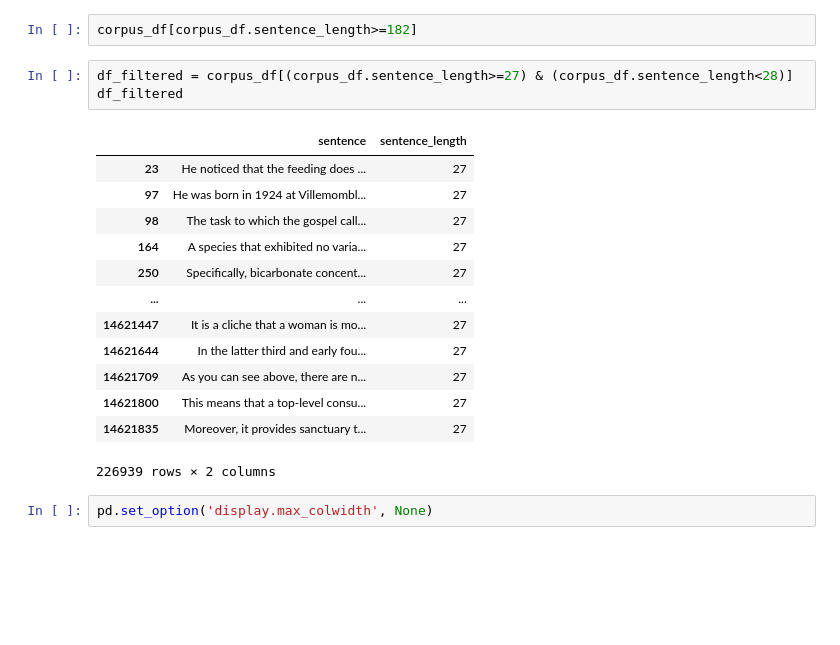
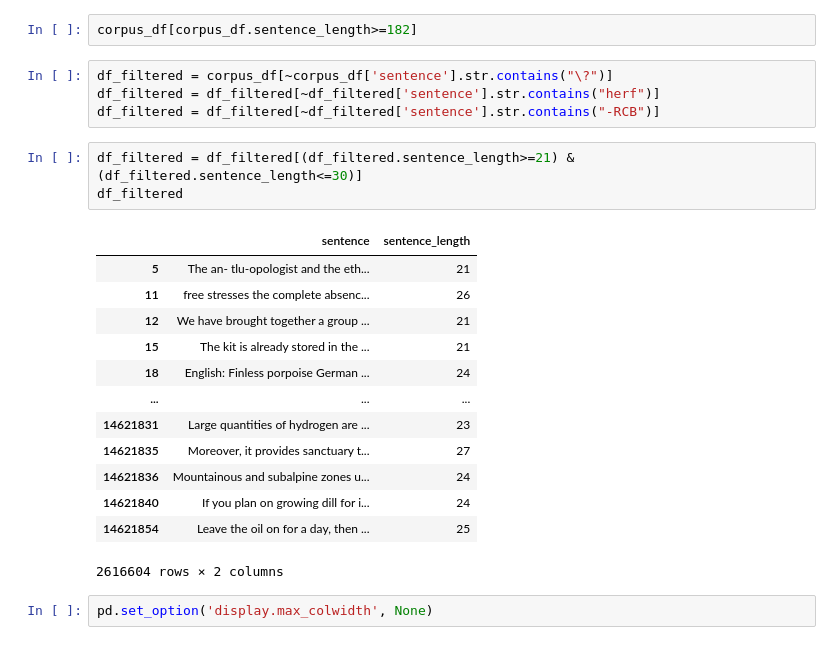
Before and after one commit to Dyouvrean/EECS595-Project, a Jupyter notebook: Preprocess Dataset.ipynb, the cells around one changed output. Saved outputs shown, nothing was run; the diff lists cells and outputs as text; blank space fills up the shorter version.

```diff
--- a/Preprocess Dataset.ipynb
+++ b/Preprocess Dataset.ipynb
@@ -258,21 +263,25 @@ corpus_df['sentence_length'].value_counts().sort_index()[-300:].plot(kind='bar')
 # %%
 corpus_df[corpus_df.sentence_length>=182]
-# %%
-df_filtered = corpus_df[(corpus_df.sentence_length>=27) & (corpus_df.sentence_length<28)]
-df_filtered
-# %% [output]
-|  | sentence | sentence_length |
-| 23 | He noticed that the feeding does ... | 27 |
-| 97 | He was born in 1924 at Villemombl... | 27 |
-| 98 | The task to which the gospel call... | 27 |
-| 164 | A species that exhibited no varia... | 27 |
-| 250 | Specifically, bicarbonate concent... | 27 |
-| ... | ... | ... |
-| 14621447 | It is a cliche that a woman is mo... | 27 |
-| 14621644 | In the latter third and early fou... | 27 |
-| 14621709 | As you can see above, there are n... | 27 |
-| 14621800 | This means that a top-level consu... | 27 |
-| 14621835 | Moreover, it provides sanctuary t... | 27 |
-226939 rows × 2 columns
+# %%
+df_filtered = corpus_df[~corpus_df['sentence'].str.contains("\?")]
+df_filtered = df_filtered[~df_filtered['sentence'].str.contains("herf")]
+df_filtered = df_filtered[~df_filtered['sentence'].str.contains("-RCB")]
+# %%
+df_filtered = df_filtered[(df_filtered.sentence_length>=21) & (df_filtered.sentence_length<=30)]
+df_filtered
+# %% [output]
+|  | sentence | sentence_length |
+| 5 | The an- tlu-opologist and the eth... | 21 |
+| 11 | free stresses the complete absenc... | 26 |
+| 12 | We have brought together a group ... | 21 |
+| 15 | The kit is already stored in the ... | 21 |
+| 18 | English: Finless porpoise German ... | 24 |
+| ... | ... | ... |
+| 14621831 | Large quantities of hydrogen are ... | 23 |
+| 14621835 | Moreover, it provides sanctuary t... | 27 |
+| 14621836 | Mountainous and subalpine zones u... | 24 |
+| 14621840 | If you plan on growing dill for i... | 24 |
+| 14621854 | Leave the oil on for a day, then ... | 25 |
+2616604 rows × 2 columns
 # %%
 pd.set_option('display.max_colwidth', None)
```
Also changed, not shown: parts of 22 cells of this notebook, 1 other file.
